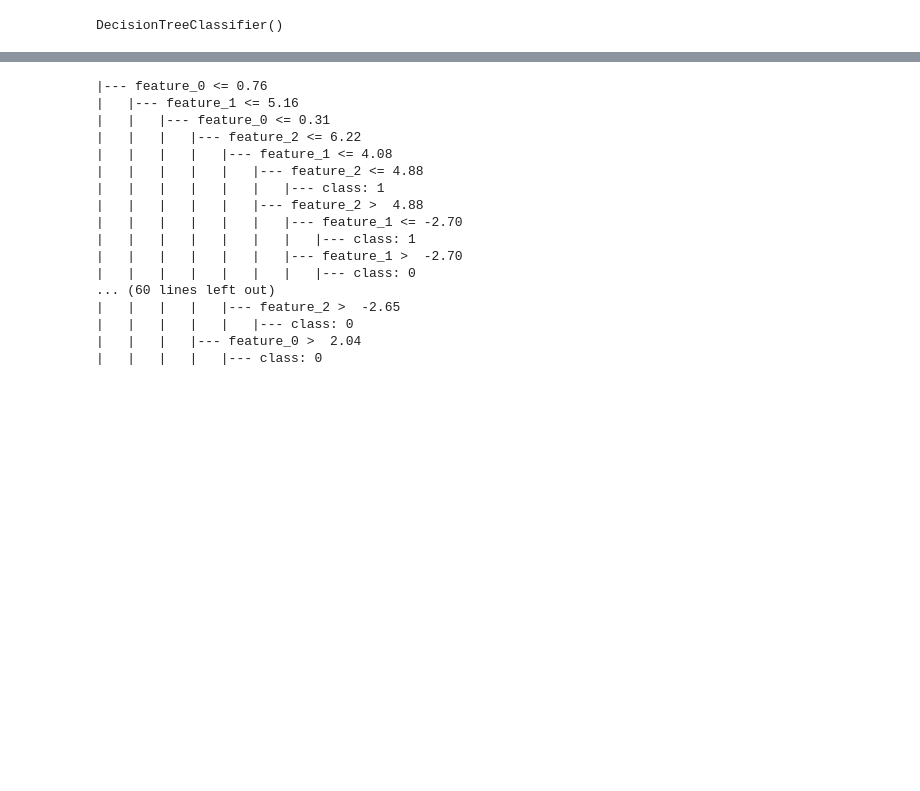
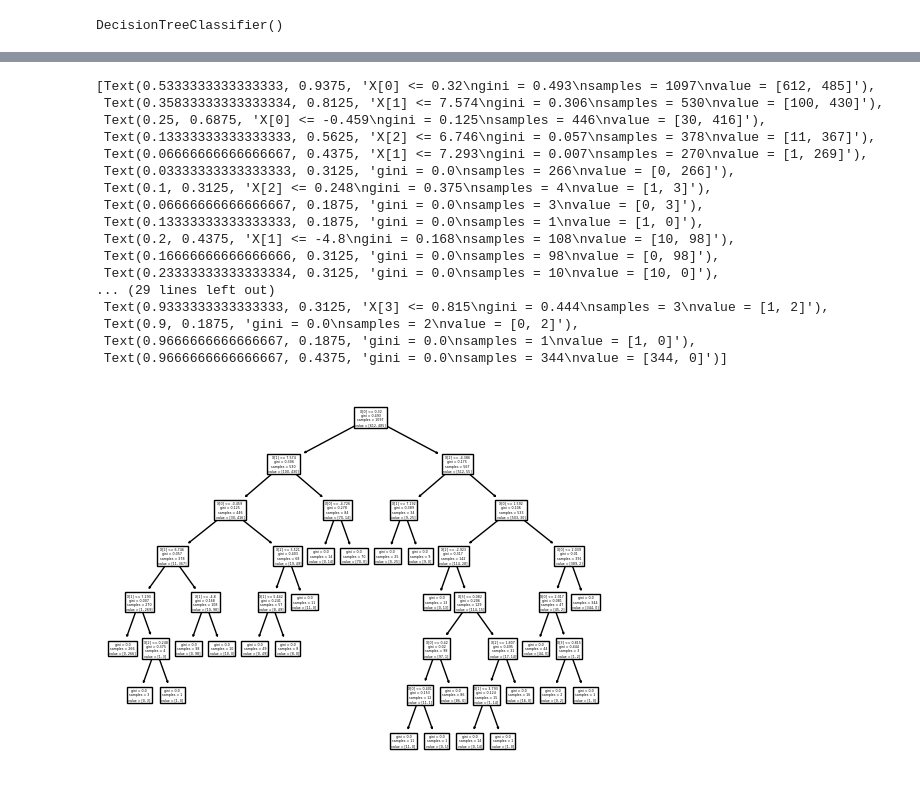
Before and after one commit to steve-cse/Computing-Lab-1, a Jupyter notebook: Experiment 1 (Decision Tree)/Decision Tree Classifier.ipynb, the cells around one changed output, grey strips where cells are left out. Cells and saved outputs as stored; diff of their text form; code cells hidden in the pictures; blank space fills up the shorter version.

```diff
--- a/Experiment 1 (Decision Tree)/Decision Tree Classifier.ipynb
+++ b/Experiment 1 (Decision Tree)/Decision Tree Classifier.ipynb
@@ -63,22 +63,24 @@ mean_squared_error (y_test,y_pred)
 # %%
 from sklearn import tree
-text_representation = tree.export_text(classifier)
-print(text_representation)
+# text_representation = tree.export_text(classifier)
+# print(text_representation)
+tree.plot_tree(classifier)
 # %% [output]
-|--- feature_0 <= 0.76
-|   |--- feature_1 <= 5.16
-|   |   |--- feature_0 <= 0.31
-|   |   |   |--- feature_2 <= 6.22
-|   |   |   |   |--- feature_1 <= 4.08
-|   |   |   |   |   |--- feature_2 <= 4.88
-|   |   |   |   |   |   |--- class: 1
-|   |   |   |   |   |--- feature_2 >  4.88
-|   |   |   |   |   |   |--- feature_1 <= -2.70
-|   |   |   |   |   |   |   |--- class: 1
-|   |   |   |   |   |   |--- feature_1 >  -2.70
-|   |   |   |   |   |   |   |--- class: 0
-... (60 lines left out)
-|   |   |   |   |--- feature_2 >  -2.65
-|   |   |   |   |   |--- class: 0
-|   |   |   |--- feature_0 >  2.04
-|   |   |   |   |--- class: 0
+[Text(0.5333333333333333, 0.9375, 'X[0] <= 0.32\ngini = 0.493\nsamples = 1097\nvalue = [612, 485]'),
+ Text(0.35833333333333334, 0.8125, 'X[1] <= 7.574\ngini = 0.306\nsamples = 530\nvalue = [100, 430]'),
+ Text(0.25, 0.6875, 'X[0] <= -0.459\ngini = 0.125\nsamples = 446\nvalue = [30, 416]'),
+ Text(0.13333333333333333, 0.5625, 'X[2] <= 6.746\ngini = 0.057\nsamples = 378\nvalue = [11, 367]'),
+ Text(0.06666666666666667, 0.4375, 'X[1] <= 7.293\ngini = 0.007\nsamples = 270\nvalue = [1, 269]'),
+ Text(0.03333333333333333, 0.3125, 'gini = 0.0\nsamples = 266\nvalue = [0, 266]'),
+ Text(0.1, 0.3125, 'X[2] <= 0.248\ngini = 0.375\nsamples = 4\nvalue = [1, 3]'),
+ Text(0.06666666666666667, 0.1875, 'gini = 0.0\nsamples = 3\nvalue = [0, 3]'),
+ Text(0.13333333333333333, 0.1875, 'gini = 0.0\nsamples = 1\nvalue = [1, 0]'),
+ Text(0.2, 0.4375, 'X[1] <= -4.8\ngini = 0.168\nsamples = 108\nvalue = [10, 98]'),
+ Text(0.16666666666666666, 0.3125, 'gini = 0.0\nsamples = 98\nvalue = [0, 98]'),
+ Text(0.23333333333333334, 0.3125, 'gini = 0.0\nsamples = 10\nvalue = [10, 0]'),
+... (29 lines left out)
+ Text(0.9333333333333333, 0.3125, 'X[3] <= 0.815\ngini = 0.444\nsamples = 3\nvalue = [1, 2]'),
+ Text(0.9, 0.1875, 'gini = 0.0\nsamples = 2\nvalue = [0, 2]'),
+ Text(0.9666666666666667, 0.1875, 'gini = 0.0\nsamples = 1\nvalue = [1, 0]'),
+ Text(0.9666666666666667, 0.4375, 'gini = 0.0\nsamples = 344\nvalue = [344, 0]')]
+[figure, added]
```
Also changed, not shown: parts of 3 cells of this notebook, 2 other files.
